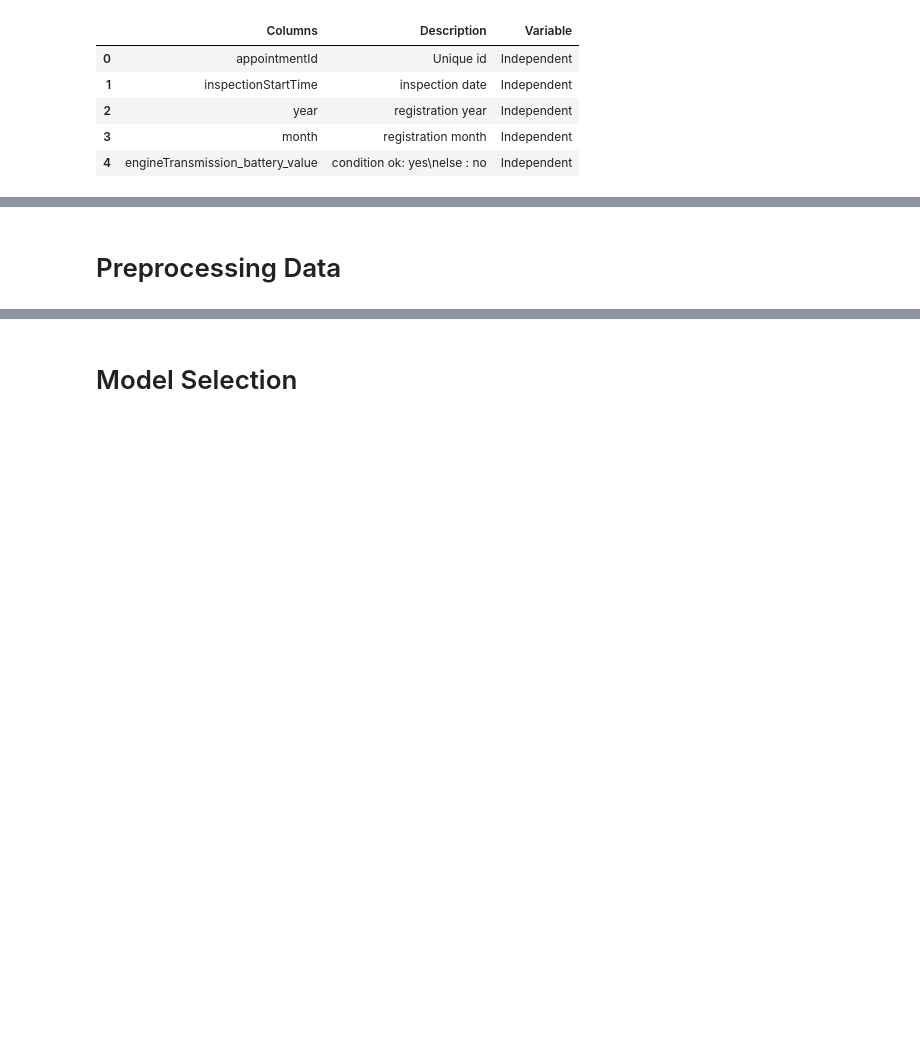
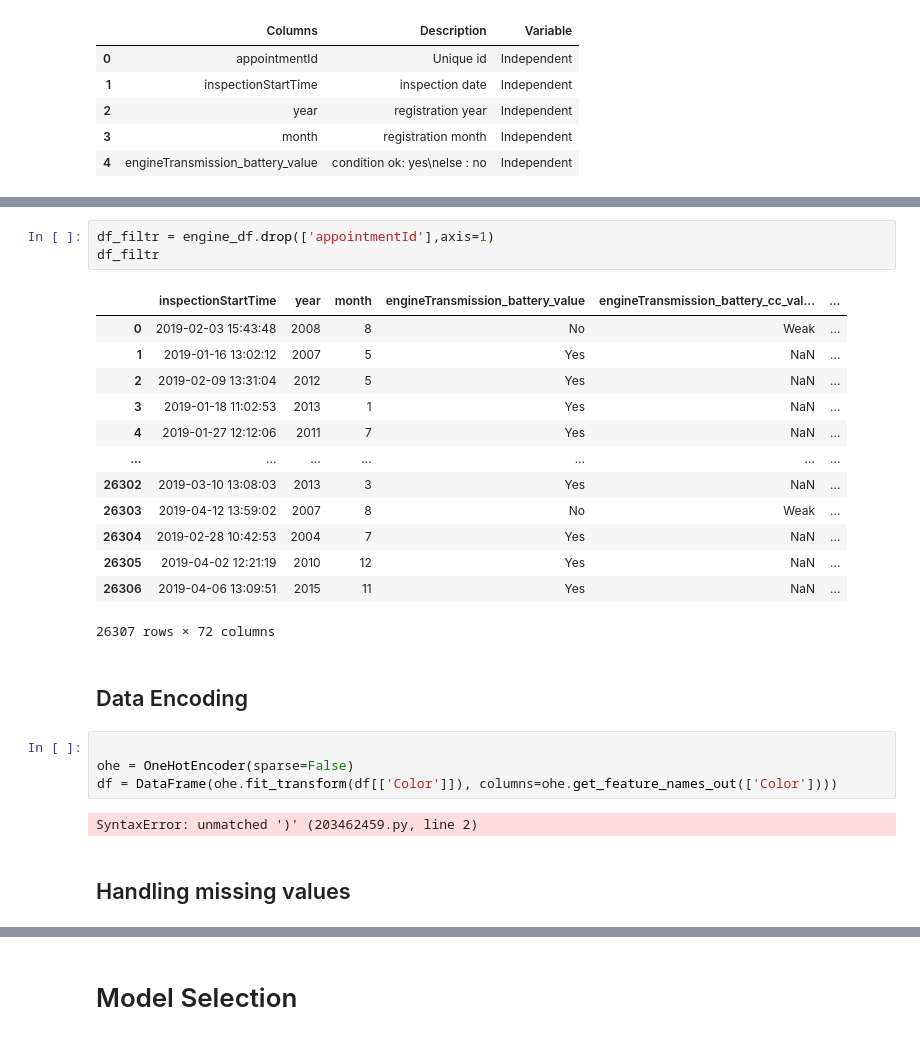
Before and after one commit to indhra/ML_Learnings, a Jupyter notebook: cars24/assignment_1.ipynb, the cells around one changed output, grey strips where cells are left out. Saved outputs shown, nothing was run; the diff lists cells and outputs as text; blank space fills up the shorter version.

```diff
--- a/cars24/assignment_1.ipynb
+++ b/cars24/assignment_1.ipynb
@@ -44,2 +74,27 @@ engine_df.describe()
+# %%
+df_filtr = engine_df.drop(['appointmentId'],axis=1)
+df_filtr
+# %% [output]
+|  | inspectionStartTime | year | month | engineTransmission_battery_value | engineTransmission_battery_cc_val... | ... |
+| 0 | 2019-02-03 15:43:48 | 2008 | 8 | No | Weak | ... |
+| 1 | 2019-01-16 13:02:12 | 2007 | 5 | Yes | NaN | ... |
+| 2 | 2019-02-09 13:31:04 | 2012 | 5 | Yes | NaN | ... |
+| 3 | 2019-01-18 11:02:53 | 2013 | 1 | Yes | NaN | ... |
+| 4 | 2019-01-27 12:12:06 | 2011 | 7 | Yes | NaN | ... |
+| ... | ... | ... | ... | ... | ... | ... |
+| 26302 | 2019-03-10 13:08:03 | 2013 | 3 | Yes | NaN | ... |
+| 26303 | 2019-04-12 13:59:02 | 2007 | 8 | No | Weak | ... |
+| 26304 | 2019-02-28 10:42:53 | 2004 | 7 | Yes | NaN | ... |
+| 26305 | 2019-04-02 12:21:19 | 2010 | 12 | Yes | NaN | ... |
+| 26306 | 2019-04-06 13:09:51 | 2015 | 11 | Yes | NaN | ... |
+26307 rows × 72 columns
 # %% [markdown]
-# Preprocessing Data
+## Data Encoding
+# %%
+
+ohe = OneHotEncoder(sparse=False)
+df = DataFrame(ohe.fit_transform(df[['Color']]), columns=ohe.get_feature_names_out(['Color'])))
+# %% [output]
+SyntaxError: unmatched ')' (203462459.py, line 2)
+# %% [markdown]
+## Handling missing values
```
Also changed, not shown: parts of 15 cells of this notebook, 8 other files.
